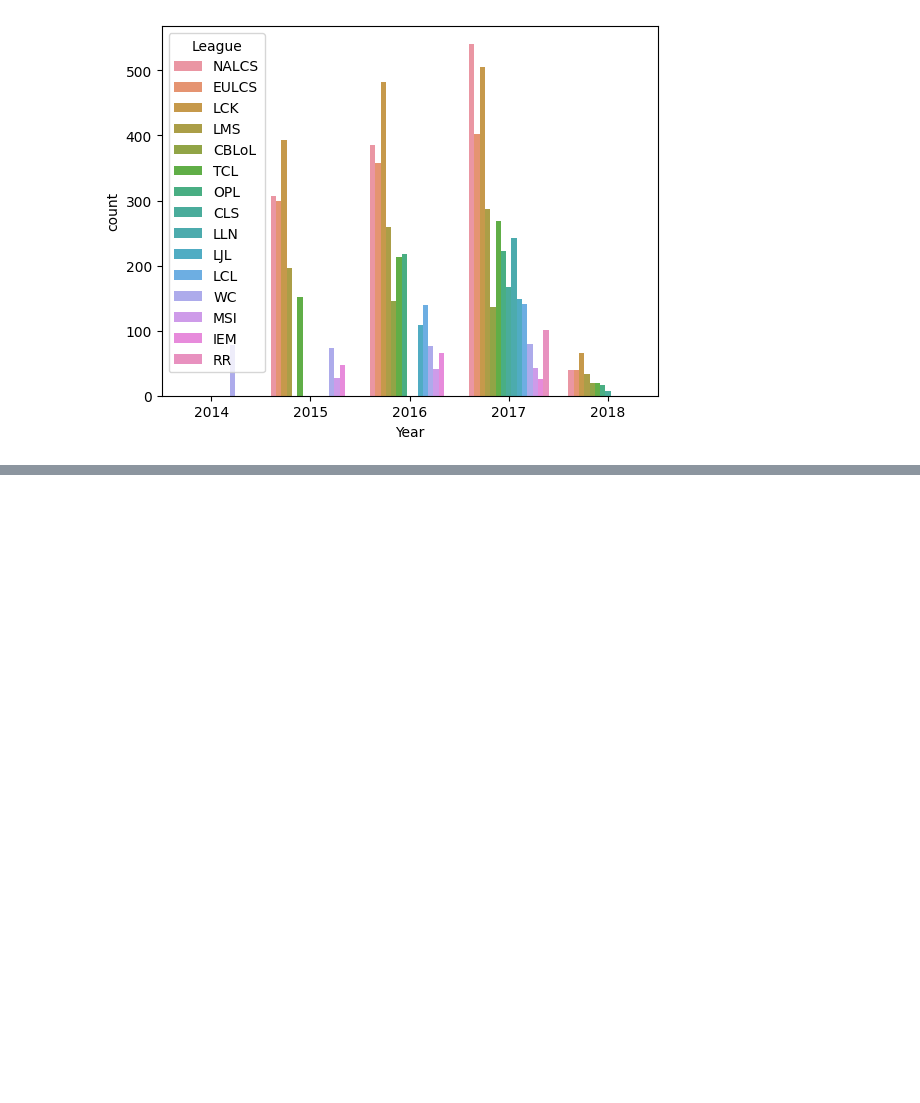
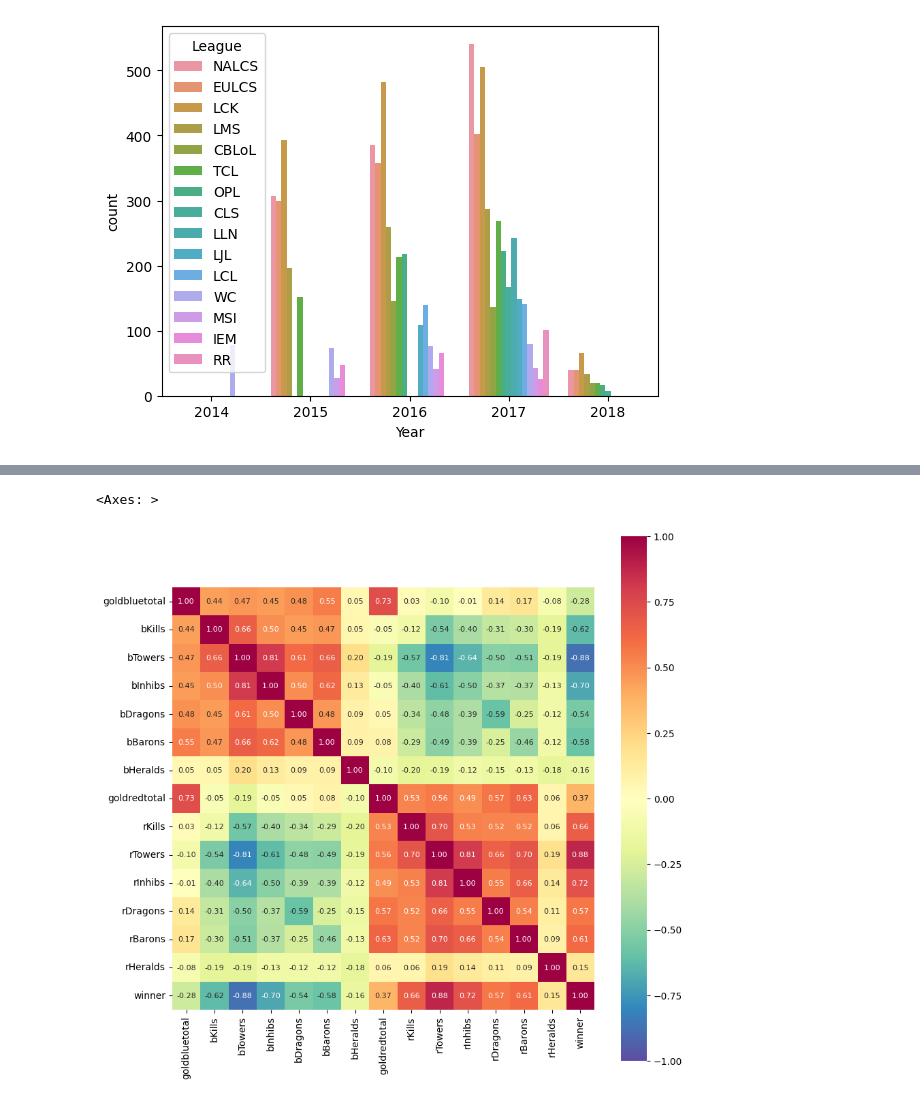
Before and after one commit to oscarqjh/NTU_SC1015_Project, a Jupyter notebook: EDA.ipynb, the cells around one changed output, grey strips where cells are left out. Cells and saved outputs as stored; diff of their text form; code cells hidden in the pictures; blank space fills up the shorter version.

```diff
--- a/EDA.ipynb
+++ b/EDA.ipynb
@@ -162,0 +215,33 @@ plt.show()
+# %%
+# Convert columns with lists object to real lists
+cols = ['bKills', 'rKills', 'goldblue', 'goldred', 'bTowers', 'rTowers', 'bInhibs', 'rInhibs', 'bDragons', 'rDragons', 'bBarons', 'rBarons', 'bHeralds', 'rHeralds']
+
+for col in cols:
+    clean_df[col] = clean_df[col].apply(literal_eval)
+# %%
+# make a new df with only columns we are onterested in
+# sums up all the variables
+new_df = pd.DataFrame()
+
+new_df['blueTeamTag'] = clean_df['blueTeamTag']
+new_df['goldbluetotal'] = clean_df['goldblue'].apply(max)
+new_df['bKills'] = clean_df['bKills'].apply(len)
+new_df['bTowers'] = clean_df['bTowers'].apply(len)
+new_df['bDragons'] = clean_df['bDragons'].apply(len)
+new_df['bInhibs'] = clean_df['bInhibs'].apply(len)
+new_df['bBarons'] = clean_df['bBarons'].apply(len)
+new_df['bHeralds'] = clean_df['bHeralds'].apply(len)
+
+new_df['redTeamTag'] = clean_df['redTeamTag']
+new_df['goldredtotal'] = clean_df['goldred'].apply(max)
+new_df['rKills'] = clean_df['rKills'].apply(len)
+new_df['rTowers'] = clean_df['rTowers'].apply(len)
+new_df['rDragons'] = clean_df['rDragons'].apply(len)
+new_df['rInhibs'] = clean_df['rInhibs'].apply(len)
+new_df['rBarons'] = clean_df['rBarons'].apply(len)
+new_df['rHeralds'] = clean_df['rHeralds'].apply(len)
+
+new_df['winner'] = clean_df['winner']
+new_df = new_df.reset_index(drop=True)
+
+new_df
@@ -162,0 +262,9 @@ plt.show()
+# %%
+# correlation map of all variables without the team tags
+fig = plt.figure(figsize=(10,10))
+
+sns.heatmap(new_df[['goldbluetotal','bKills', 'bTowers', 'bInhibs', 'bDragons', 'bBarons', 'bHeralds', 'goldredtotal','rKills', 'rTowers', 'rInhibs', 'rDragons', 'rBarons', 'rHeralds', 'winner']].corr(),
+            vmin=-1, vmax=1,fmt='.2f', annot=True, annot_kws={'size':8}, square=True, cmap='Spectral_r')
+# %% [output]
+<Axes: >
+[figure, added]
```
Also changed, not shown: parts of 12 cells of this notebook.
